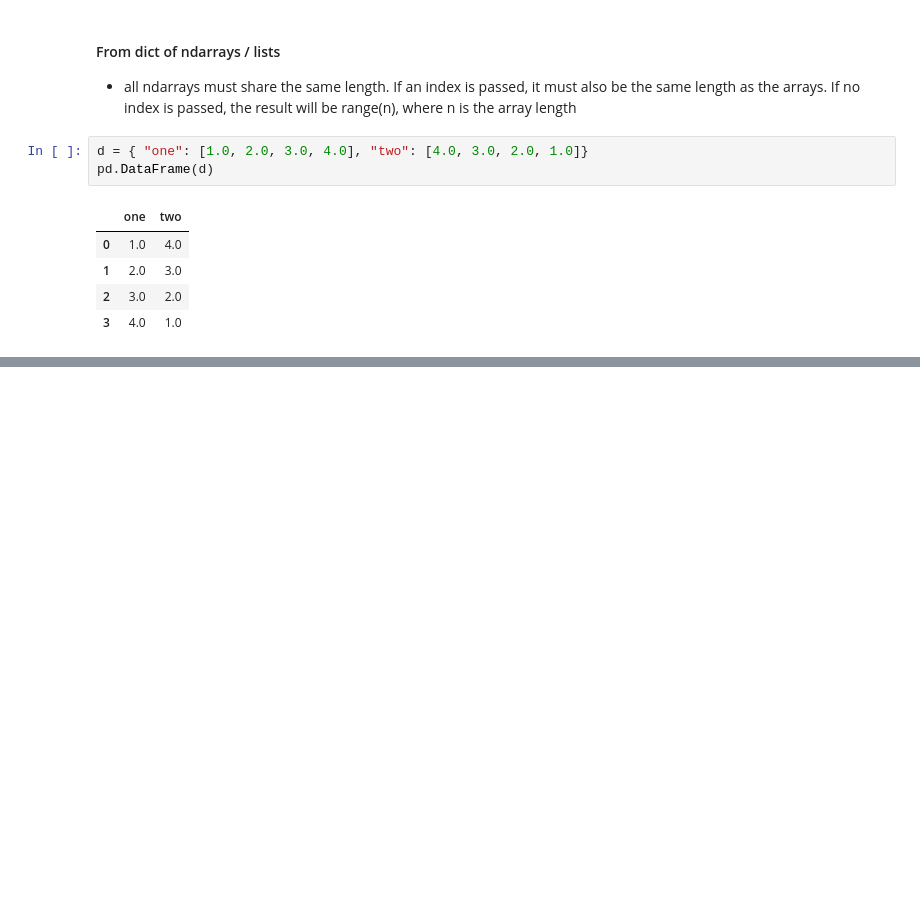
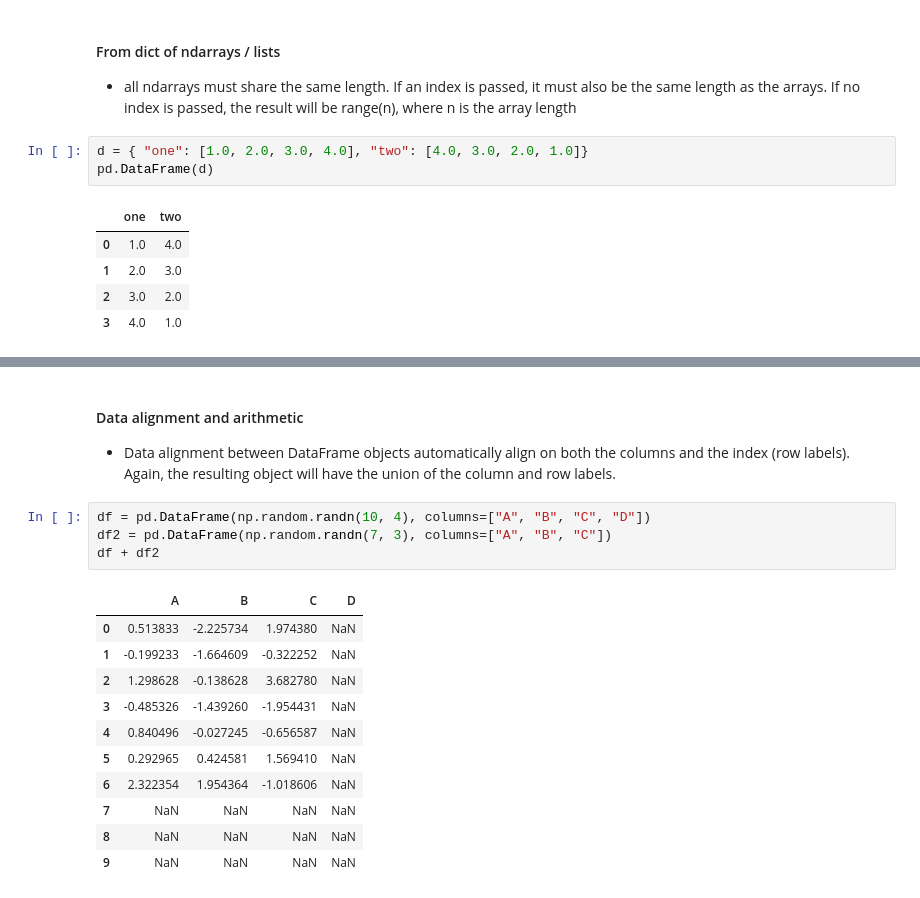
Before and after one commit to sangthebui/EDA, a Jupyter notebook: pandas_practice2.ipynb, the cells around one changed output, grey strips where cells are left out. Drawn from its saved outputs; the diff is of its cells as text; blank space fills up the shorter version.

```diff
--- a/pandas_practice2.ipynb
+++ b/pandas_practice2.ipynb
@@ -1107,0 +1400,19 @@ data = np.zeros((2,), dtype=[("A", "i4"), ("B", "f4"), ("C", "a10")])
+# %% [markdown]
+#### Data alignment and arithmetic
+- Data alignment between DataFrame objects automatically align on both the columns and the index (row labels). Again, the resulting object will have the union of the column and row labels.
+# %%
+df = pd.DataFrame(np.random.randn(10, 4), columns=["A", "B", "C", "D"])
+df2 = pd.DataFrame(np.random.randn(7, 3), columns=["A", "B", "C"])
+df + df2
+# %% [output]
+|  | A | B | C | D |
+| 0 | 0.513833 | -2.225734 | 1.974380 | NaN |
+| 1 | -0.199233 | -1.664609 | -0.322252 | NaN |
+| 2 | 1.298628 | -0.138628 | 3.682780 | NaN |
+| 3 | -0.485326 | -1.439260 | -1.954431 | NaN |
+| 4 | 0.840496 | -0.027245 | -0.656587 | NaN |
+| 5 | 0.292965 | 0.424581 | 1.569410 | NaN |
+| 6 | 2.322354 | 1.954364 | -1.018606 | NaN |
+| 7 | NaN | NaN | NaN | NaN |
+| 8 | NaN | NaN | NaN | NaN |
+| 9 | NaN | NaN | NaN | NaN |
```
Also changed, not shown: parts of 150 cells of this notebook, 2 other files.
